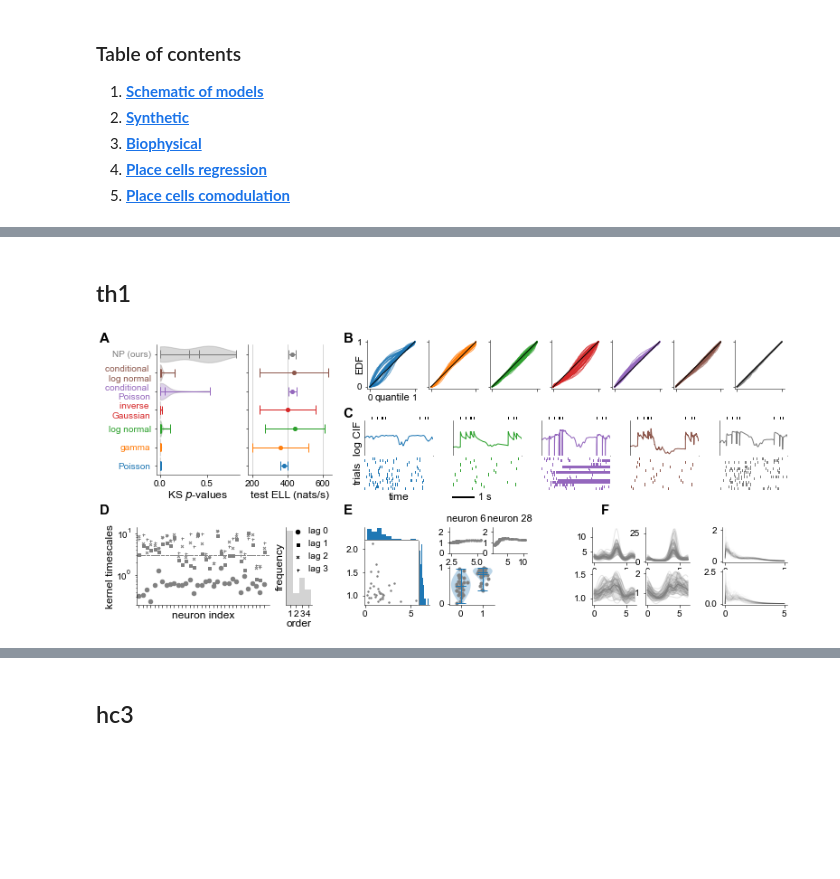
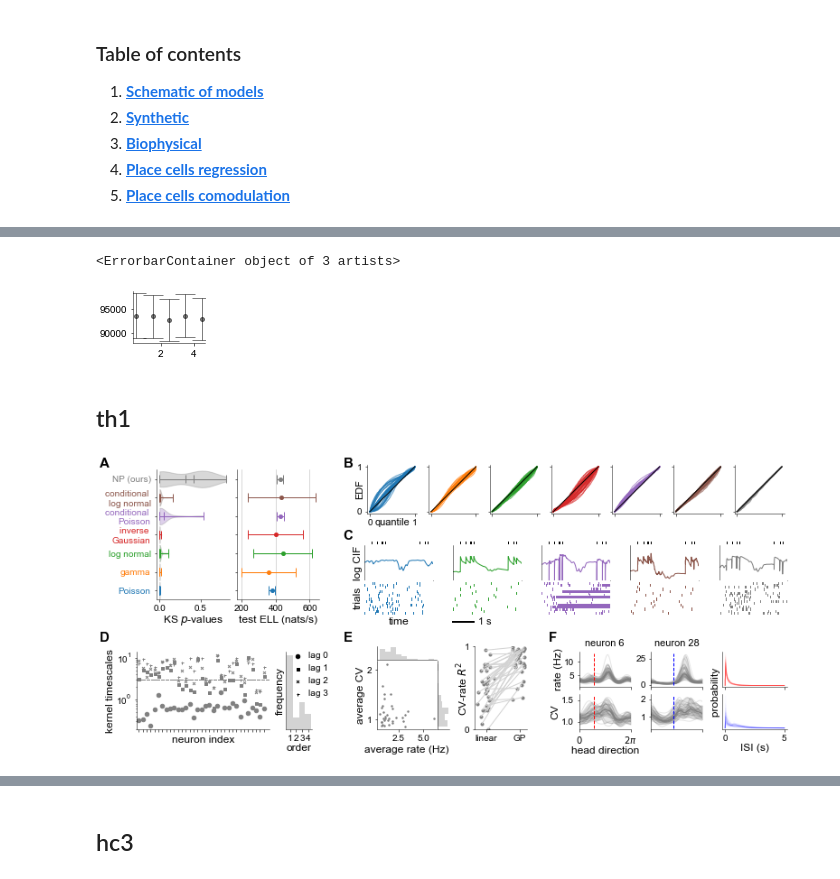
Before and after one commit to davindicode/nonparametric-nonrenewal-process, a Jupyter notebook: scripts/plots/plots.ipynb, the cells around one changed output, grey strips where cells are left out. Saved outputs shown, nothing was run; the diff lists cells and outputs as text; code cells hidden in the pictures; blank space fills up the shorter version.

Commit message:
plotting and experiments

```diff
--- a/scripts/plots/plots.ipynb
+++ b/scripts/plots/plots.ipynb
@@ -60,9 +148,31 @@ rng = np.random.default_rng(seed)
+# %%
+fig = plt.figure(figsize=(10, 4))
+
+
+
+fig.text(-0.05, 1.05, 'A', fontsize=15, ha='center', fontweight='bold')
+plot_BNPP_checks.plot_BNPP_checks.plot_ARDs(fig)
+
+
+fig.text(0.35, 1.05, 'B', fontsize=15, ha='center', fontweight='bold')
+plot_BNPP_checks.plot_BNPPs(fig)
+
+
+fig.text(0.65, 1.05, 'C', fontsize=15, ha='center', fontweight='bold')
+plot_BNPP_checks.plot_BNPPs(fig)
+
+
+
+plt.show()
+# %% [output]
+<ErrorbarContainer object of 3 artists>
+[figure, added]
 # %% [markdown]
 ## th1
 # %%
 import plot_real
 # %%
-datadir = '../saves/'
+datadir = '../saves_/'
 name = 'results_th1'
 
 results = pickle.load(
@@ -77,19 +187,6 @@ variability_dict = results["variability"]
 reg_config_names = list(regression_dict.keys())
 
 
-eval_locs = tuning_dict["hd_x_locs"]
-
-sm_filter = np.ones(5) / 5
-padding_modes = ['periodic']
-percentiles = [0.025, 0.5, 0.975]
-
-
-rEsamples = 1 / tuning_dict["hd_mean_ISI"]
-Ersamples = tuning_dict["hd_mean_invISI"]
-cvsamples = tuning_dict["hd_CV_ISI"]
-
-
-
 plot_units = [5, 27]
 # %%
 cs = [
@@ -117,32 +214,32 @@ visualize_names = [reg_config_names[k] for k in use_model_inds[visualize_inds]]
 # %%
 fig = plt.figure(figsize=(10, 4))
 fig.set_facecolor('white')
 
 
-# fig.text(-0.05, 1.01, 'A', fontsize=15, ha='center', fontweight='bold')
-# plot_real.plot_fit_stats(fig, 0., 0., regression_dict, use_reg_config_names, use_names, cs)
+fig.text(-0.05, 1.01, 'A', fontsize=15, ha='center', fontweight='bold')
+plot_real.plot_fit_stats(fig, 0., 0., regression_dict, use_reg_config_names, use_names, cs)
 
-# fig.text(0.325, 1.01, 'B', fontsize=15, ha='center', fontweight='bold')
-# plot_real.plot_QQ(fig, 0., 0.02, regression_dict, use_reg_config_names, cs)
+fig.text(0.325, 1.01, 'B', fontsize=15, ha='center', fontweight='bold')
+plot_real.plot_QQ(fig, 0., 0.02, regression_dict, use_reg_config_names, cs)
 
-# fig.text(0.325, 0.72, 'C', fontsize=15, ha='center', fontweight='bold')
-# plot_real.plot_posteriors(fig, 0., 0., regression_dict, visualize_names, visualize_inds, cs)
+fig.text(0.325, 0.73, 'C', fontsize=15, ha='center', fontweight='bold')
+plot_real.plot_posteriors(fig, 0., 0., regression_dict, visualize_names, visualize_inds, cs)
 
-# fig.text(-0.05, 0.35, 'D', fontsize=15, ha='center', fontweight='bold')
-# plot_real.plot_kernel_lens(fig, 0., 0., tuning_dict)
+fig.text(-0.05, 0.34, 'D', fontsize=15, ha='center', fontweight='bold')
+plot_real.plot_kernel_lens(fig, 0., 0., tuning_dict)
 
-fig.text(0.325, 0.35, 'E', fontsize=15, ha='center', fontweight='bold')
+fig.text(0.325, 0.34, 'E', fontsize=15, ha='center', fontweight='bold')
 plot_real.plot_instantaneous(fig, 0., 0., rng, variability_dict, plot_units)
 
-fig.text(0.72, 0.35, 'F', fontsize=15, ha='center', fontweight='bold')
+fig.text(0.64, 0.34, 'F', fontsize=15, ha='center', fontweight='bold')
 plot_real.plot_th1_tuning(fig, 0., 0., tuning_dict, plot_units)
 
 fig.text(1.02, 1.01, 'S', fontsize=15, alpha=0., ha='center')  # space
 
 
 
 
-#plt.savefig('../saves/th1.pdf')
+plt.savefig('../saves/th1.pdf')
 plt.show()
 # %% [output]
-[figure, old version]
+[figure, new version]
```
Also changed, not shown: parts of 19 cells of this notebook, 12 other files.
